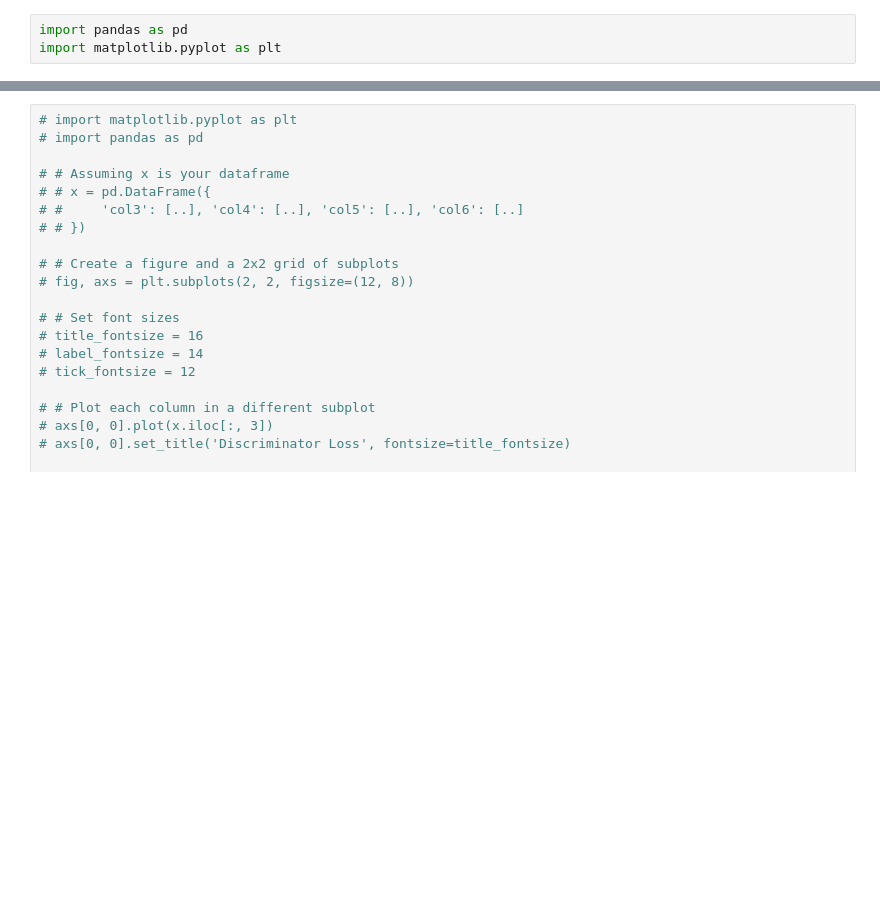
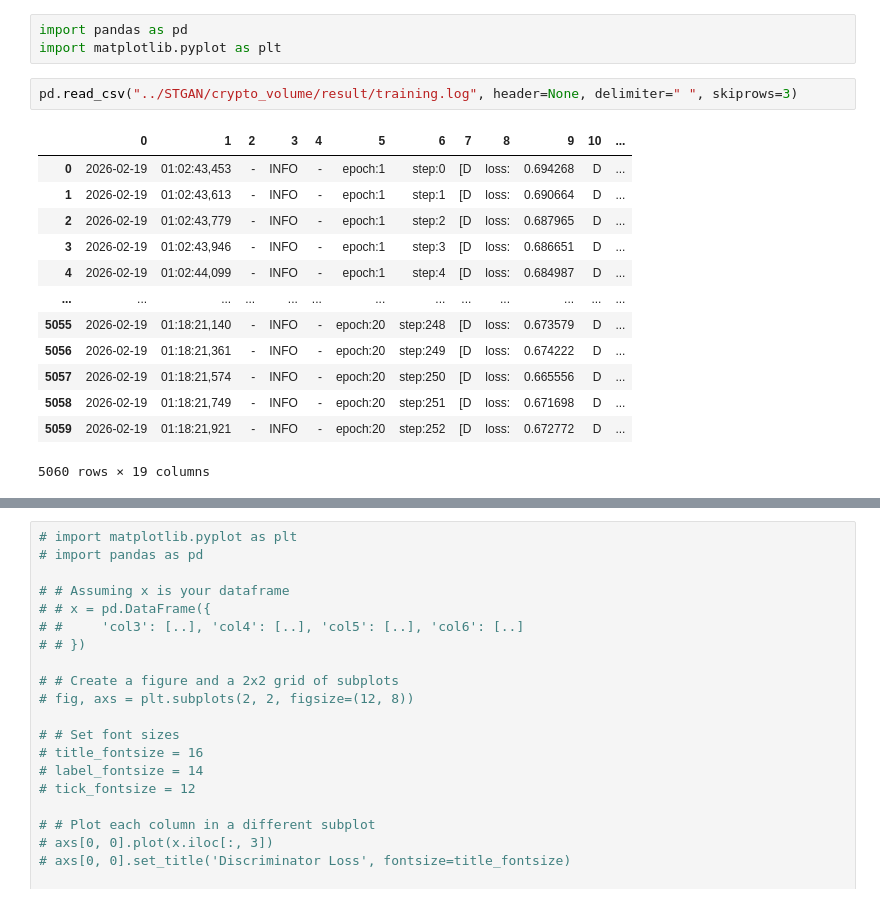
Before and after one commit to fgias/stock-price-anomaly-detection, a Jupyter notebook: stgan/training/training-plot.ipynb, the cells around one changed output, grey strips where cells are left out. Drawn from its saved outputs; the diff is of its cells as text; blank space fills up the shorter version.

```diff
--- a/stgan/training/training-plot.ipynb
+++ b/stgan/training/training-plot.ipynb
@@ -1,5 +1,21 @@
 # %%
 import pandas as pd
 import matplotlib.pyplot as plt
+# %%
+pd.read_csv("../STGAN/crypto_volume/result/training.log", header=None, delimiter=" ", skiprows=3)
+# %% [output]
+|  | 0 | 1 | 2 | 3 | 4 | 5 | 6 | 7 | 8 | 9 | 10 | ... |
+| 0 | 2026-02-19 | 01:02:43,453 | - | INFO | - | epoch:1 | step:0 | [D | loss: | 0.694268 | D | ... |
+| 1 | 2026-02-19 | 01:02:43,613 | - | INFO | - | epoch:1 | step:1 | [D | loss: | 0.690664 | D | ... |
+| 2 | 2026-02-19 | 01:02:43,779 | - | INFO | - | epoch:1 | step:2 | [D | loss: | 0.687965 | D | ... |
+| 3 | 2026-02-19 | 01:02:43,946 | - | INFO | - | epoch:1 | step:3 | [D | loss: | 0.686651 | D | ... |
+| 4 | 2026-02-19 | 01:02:44,099 | - | INFO | - | epoch:1 | step:4 | [D | loss: | 0.684987 | D | ... |
+| ... | ... | ... | ... | ... | ... | ... | ... | ... | ... | ... | ... | ... |
+| 5055 | 2026-02-19 | 01:18:21,140 | - | INFO | - | epoch:20 | step:248 | [D | loss: | 0.673579 | D | ... |
+| 5056 | 2026-02-19 | 01:18:21,361 | - | INFO | - | epoch:20 | step:249 | [D | loss: | 0.674222 | D | ... |
+| 5057 | 2026-02-19 | 01:18:21,574 | - | INFO | - | epoch:20 | step:250 | [D | loss: | 0.665556 | D | ... |
+| 5058 | 2026-02-19 | 01:18:21,749 | - | INFO | - | epoch:20 | step:251 | [D | loss: | 0.671698 | D | ... |
+| 5059 | 2026-02-19 | 01:18:21,921 | - | INFO | - | epoch:20 | step:252 | [D | loss: | 0.672772 | D | ... |
+5060 rows × 19 columns
 # %%
 # Skip first 3 lines
```
Also changed, not shown: parts of 3 cells of this notebook, 3 other files.
